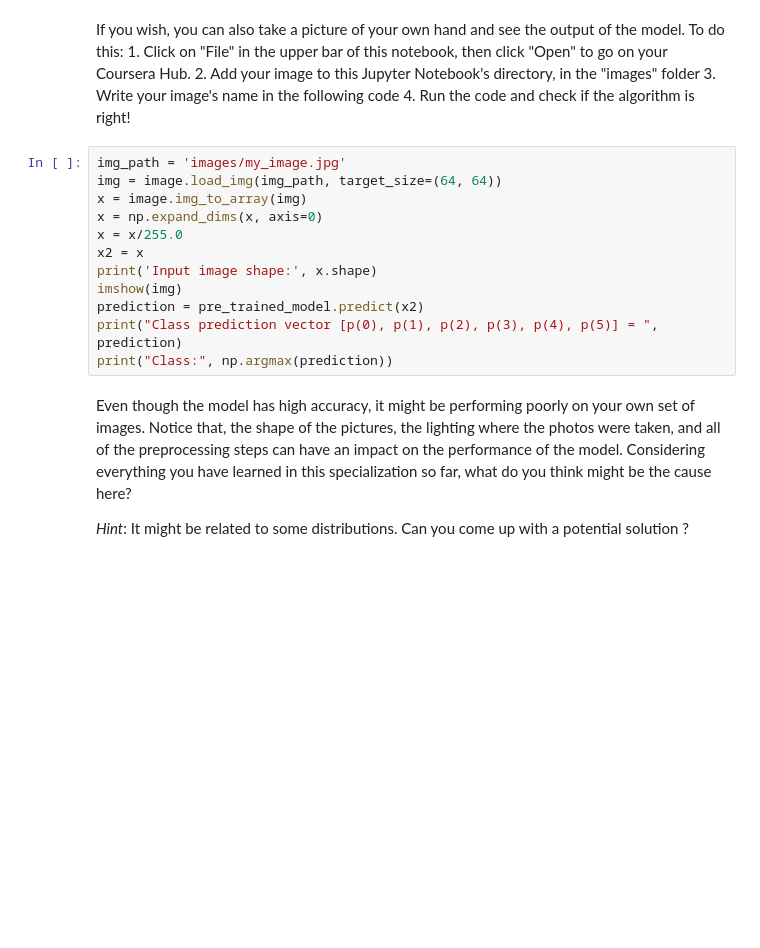
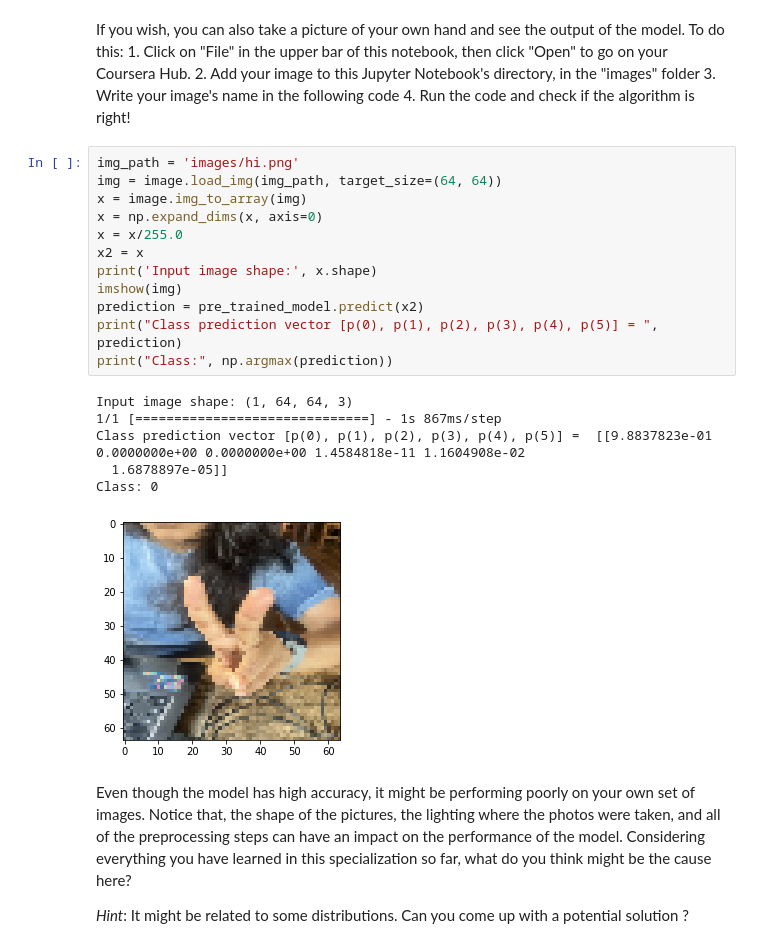
Before and after one commit to akashram1/deep-learning-coursera-specialization, a Jupyter notebook: 4_cnns/week2_case-studies/notebooks/Residual_Networks.ipynb, the cells around one changed output. Drawn from its saved outputs; the diff is of its cells as text; blank space fills up the shorter version.

Commit message:
cnn2: test my image on resnet50

```diff
--- a/4_cnns/week2_case-studies/notebooks/Residual_Networks.ipynb
+++ b/4_cnns/week2_case-studies/notebooks/Residual_Networks.ipynb
@@ -711,17 +711,24 @@ If you wish, you can also take a picture of your own hand and see the output of
     3. Write your image's name in the following code
     4. Run the code and check if the algorithm is right!
 # %%
-img_path = 'images/my_image.jpg'
+img_path = 'images/hi.png'
 img = image.load_img(img_path, target_size=(64, 64))
 x = image.img_to_array(img)
 x = np.expand_dims(x, axis=0)
 x = x/255.0
 x2 = x
 print('Input image shape:', x.shape)
 imshow(img)
 prediction = pre_trained_model.predict(x2)
 print("Class prediction vector [p(0), p(1), p(2), p(3), p(4), p(5)] = ", prediction)
 print("Class:", np.argmax(prediction))
+# %% [output]
+Input image shape: (1, 64, 64, 3)
+1/1 [==============================] - 1s 867ms/step
+Class prediction vector [p(0), p(1), p(2), p(3), p(4), p(5)] =  [[9.8837823e-01 0.0000000e+00 0.0000000e+00 1.4584818e-11 1.1604908e-02
+  1.6878897e-05]]
+Class: 0
+[figure, added]
 # %% [markdown]
 Even though the model has high accuracy, it might be performing poorly on your own set of images. Notice that, the shape of the pictures, the lighting where the photos were taken, and all of the preprocessing steps can have an impact on the performance of the model. Considering everything you have learned in this specialization so far, what do you think might be the cause here?
 
```
Also changed, not shown: parts of 1 cell of this notebook.
